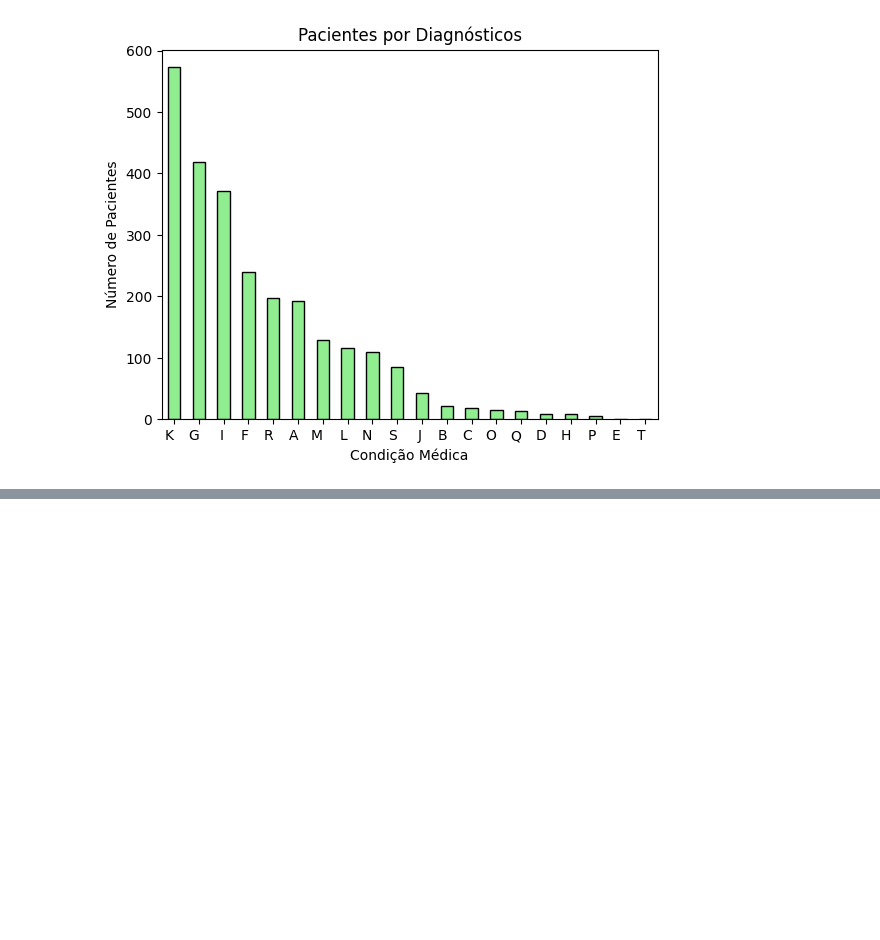
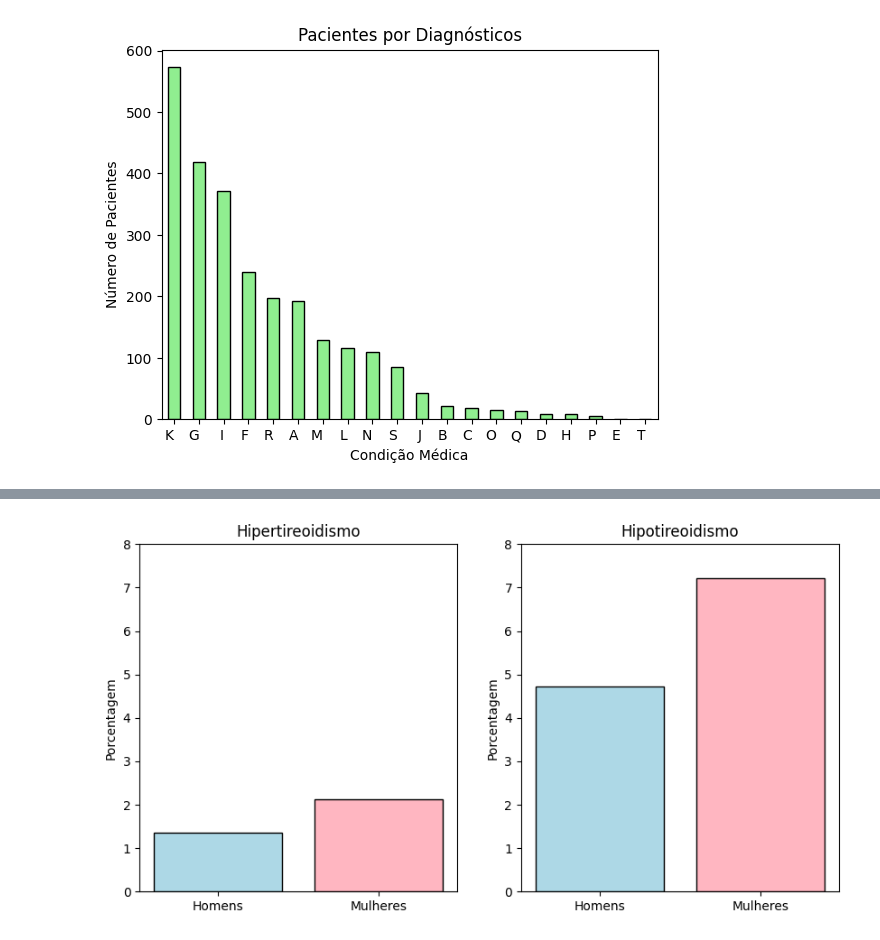
Before and after one commit to gabrielventuradasilva/thyroid-analysis, a Jupyter notebook: thyroid.ipynb, the cells around one changed output, grey strips where cells are left out. Cells and saved outputs as stored; diff of their text form; code cells hidden in the pictures; blank space fills up the shorter version.

```diff
--- a/thyroid.ipynb
+++ b/thyroid.ipynb
@@ -188,0 +191,39 @@ Hipotireoidismo: 667
+# %%
+total_homens = (data['sex'] == 'M').sum()
+total_mulheres = (data['sex'] == 'F').sum()
+
+hipertireoidismo_data = data[data['target'].isin(['A', 'B', 'C', 'D'])]
+hipotireoidismo_data = data[data['target'].isin(['E', 'F', 'G', 'H'])]
+
+homens_hipertireoidismo = (hipertireoidismo_data['sex'] == 'M').sum()
+mulheres_hipertireoidismo = (hipertireoidismo_data['sex'] == 'F').sum()
+
+homens_hipotireoidismo = (hipotireoidismo_data['sex'] == 'M').sum()
+mulheres_hipotireoidismo = (hipotireoidismo_data['sex'] == 'F').sum()
+
+porcent_homens_hipertireoidismo = homens_hipertireoidismo / total_homens * 100
+porcent_mulheres_hipertireoidismo = mulheres_hipertireoidismo / total_mulheres * 100
+
+porcent_homens_hipotireoidismo = homens_hipotireoidismo / total_homens * 100
+porcent_mulheres_hipotireoidismo = mulheres_hipotireoidismo / total_mulheres * 100
+
+labels = ['Homens', 'Mulheres']
+hipertireoidismo_porcentagem = [porcent_homens_hipertireoidismo, porcent_mulheres_hipertireoidismo]
+hipotireoidismo_porcentagem = [porcent_homens_hipotireoidismo, porcent_mulheres_hipotireoidismo]
+
+plt.figure(figsize=(10, 5))
+plt.subplot(1, 2, 1)
+plt.bar(labels, hipertireoidismo_porcentagem, color=['lightblue', 'lightpink'], edgecolor='black')
+plt.title('Hipertireoidismo')
+plt.ylabel('Porcentagem')
+plt.ylim(0, 8)
+
+plt.subplot(1, 2, 2)
+plt.bar(labels, hipotireoidismo_porcentagem, color=['lightblue', 'lightpink'], edgecolor='black')
+plt.title('Hipotireoidismo')
+plt.ylabel('Porcentagem')
+plt.ylim(0, 8)
+
+plt.show()
+# %% [output]
+[figure, added]
```
Also changed, not shown: parts of 7 cells of this notebook.
